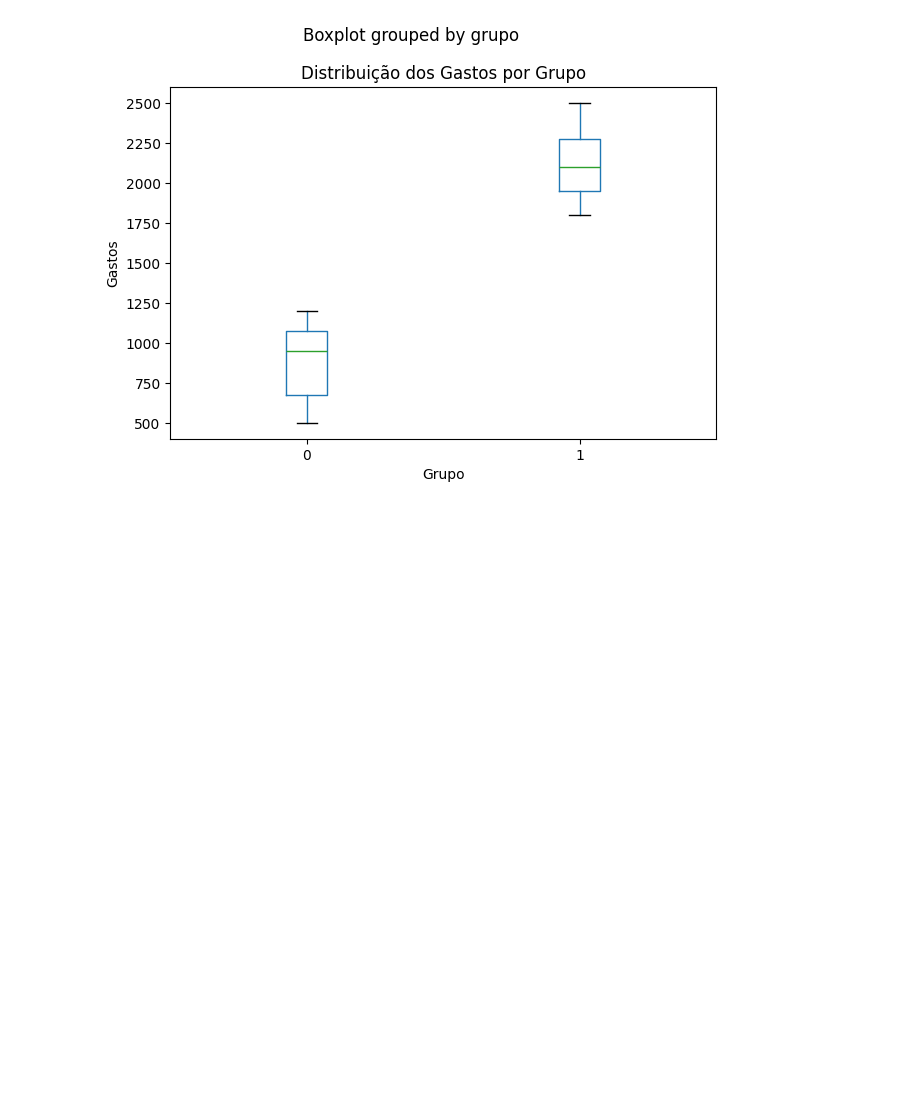
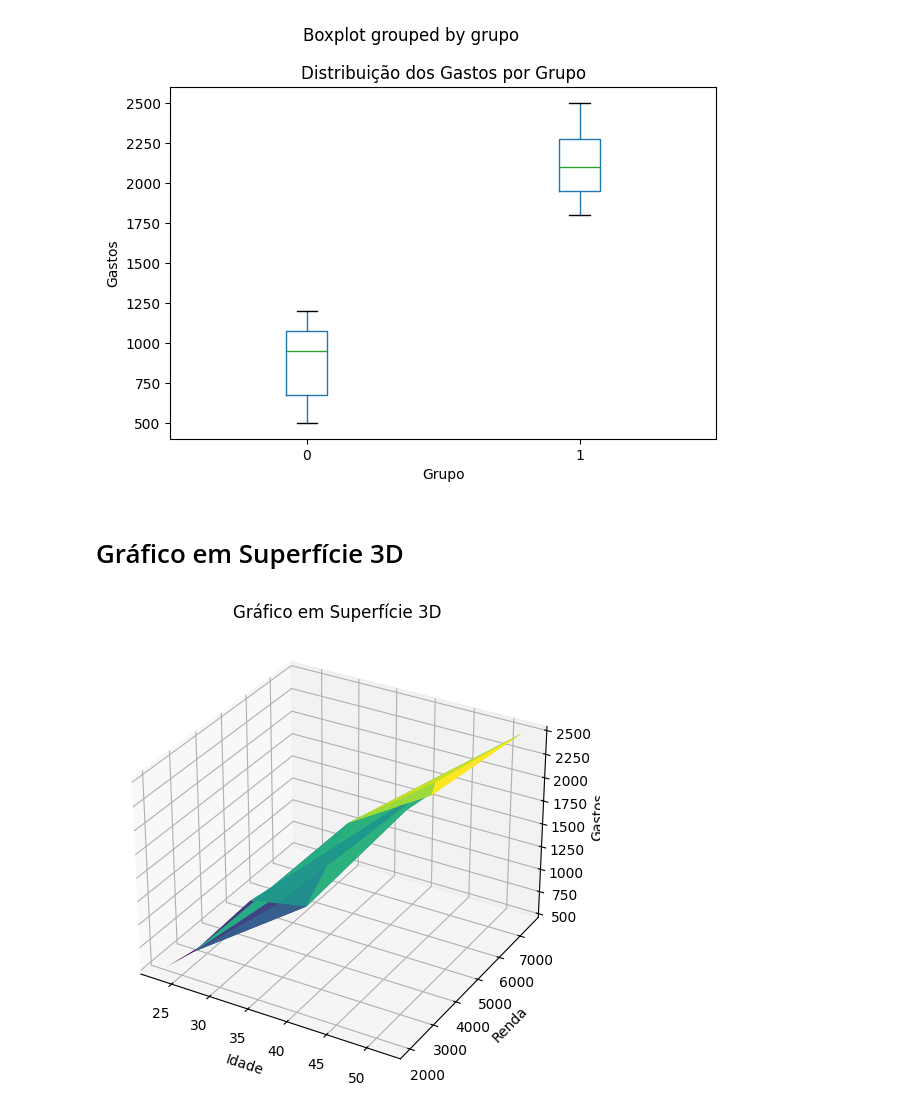
Before and after one commit to wesleyorrr/AND_AL_ONE, a Jupyter notebook: Analise_dados0.ipynb, the cells around one changed output. Cells and saved outputs as stored; diff of their text form; code cells hidden in the pictures; blank space fills up the shorter version.

```diff
--- a/Analise_dados0.ipynb
+++ b/Analise_dados0.ipynb
@@ -842,3 +842,37 @@ plt.show()
 [figure]
 [figure]
 [figure]
+# %% [markdown]
+# Gráfico em Superfície 3D
+# %%
+import pandas as pd
+import numpy as np
+import matplotlib.pyplot as plt
+from mpl_toolkits.mplot3d import Axes3D
+
+# Dados dos clientes
+dados = {
+    'idade': [23, 25, 31, 35, 45, 52, 46, 38, 29, 33],
+    'renda': [2000, 2500, 3000, 4000, 6000, 7500, 5800, 4800, 2700, 3500],
+    'gastos': [500, 600, 1200, 1000, 2000, 2500, 2200, 1800, 900, 1100]
+}
+
+df = pd.DataFrame(dados)
+
+# Agora você pode usar df nos gráficos
+x = np.array(df['idade'])
+y = np.array(df['renda'])
+z = np.array(df['gastos'])
+
+fig = plt.figure(figsize=(10, 6))
+ax = fig.add_subplot(111, projection='3d')
+
+ax.plot_trisurf(x, y, z, cmap='viridis')
+
+ax.set_xlabel('Idade')
+ax.set_ylabel('Renda')
+ax.set_zlabel('Gastos')
+ax.set_title("Gráfico em Superfície 3D")
+plt.show()
+# %% [output]
+[figure, added]
```
